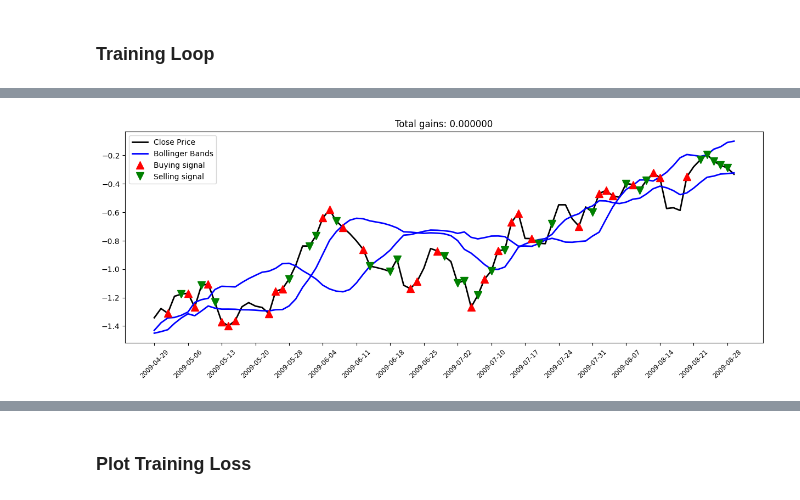
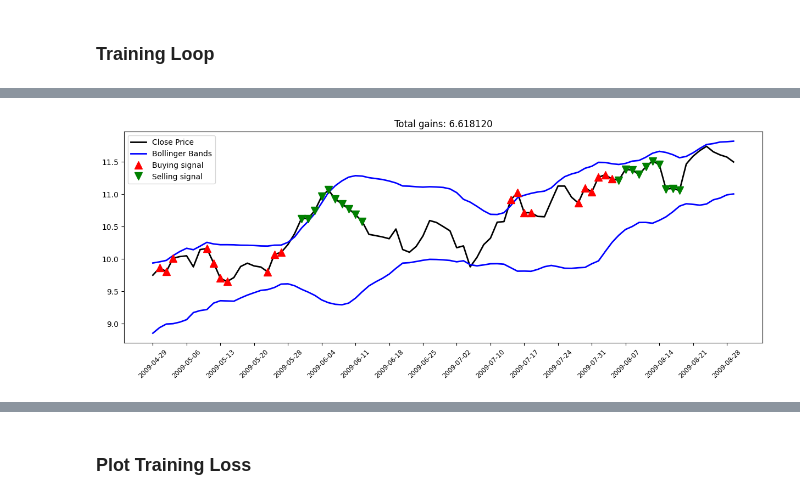
Before and after one commit to bigboy92/fend-matching-game, a Jupyter notebook: project_nb.ipynb, the cells around one changed output, grey strips where cells are left out. Drawn from its saved outputs; the diff is of its cells as text; code cells hidden in the pictures.

```diff
--- a/project_nb.ipynb
+++ b/project_nb.ipynb
@@ -251,9 +189,10 @@ normed_dataset['BB_lower'].plot()
 Now that our data cleaned, features are selected, and the dataset is normalized, we are ready to feed the data into our model. With this in mind, we split the data ito train and test data (50/50 split)
 # %%
 # split dataset df into train (50%) and test (50%) datasets
-training_rows = int(len(normed_dataset.index)*0.5)
-train_df = normed_dataset.loc[:training_rows].set_index("Date")
-test_df = normed_dataset.loc[training_rows+1:].set_index("Date")
+
+training_rows = int(len(normed_dataset)*0.5)
+train_df =  normed_dataset.loc[:training_rows].set_index('Date') # define training dtaframe under this variable name
+test_df =  normed_dataset.loc[training_rows+1:].set_index('Date') # define testing dtaframe under this variable name
 # %%
 # display train and test dfs (ensure no overlap)
 display_df(train_df)
@@ -320,20 +259,15 @@ The first step in defining our agent is the Deep Q-Network model definition. For
 class DQN(keras.Model):
     def __init__(self, state_size, action_size):
 
+        # define model layers in keras
         model = keras.models.Sequential()
-
-        # define model layers in keras
         #Input Layer
         model.add(keras.layers.Dense(units=64, input_dim=state_size, activation="relu"))
-
-        #Hidden Layers
-        model.add(keras.layers.Dense(units=32, input_dim=64, activation="relu"))
+        #Hidden Layer
+        model.add(keras.layers.Dense(units=32, activation="relu"))
         model.add(keras.layers.Dense(units=8, activation="relu"))
-
         #Output Layer
         model.add(keras.layers.Dense(action_size, activation="linear"))
-
-        # compile model in keras
         model.compile(loss="mse", optimizer=keras.optimizers.Adam(learning_rate=0.001))
 
         # save model to DQN instance
@@ -522,7 +447,9 @@ display.Image('model.png')
 # %%
 keras.config.disable_traceback_filtering() # disable built-in keras loading bars - they make the output difficult to read and monitor
 
-l = X_train[:,0].shape[0] - 1 # track number of examples in dataset (i.e. number of days to train on)
+
+# track number of examples in dataset (i.e. number of days to train on)
+l = X_train[:,0].shape[0] - 1
 
 # batch size defines how often to run the exp_replay method
 batch_size = 32
@@ -530,13 +457,13 @@ batch_size = 32
 #An episode represents a complete pass over the data.
 episode_count = 2
 
-#normalizer_close = # get the close normalizer from normlist
-#normalizer_bb_upper = # get the BB upper normalizer from normlist
-#normalizer_bb_lower = # get the BB lower normalizer from normlist
+normalizer_close = normlist[idx_close] # get the close normalizer from normlist
+normalizer_bb_upper = normlist[idx_bb_upper] # get the BB upper normalizer from normlist
+normalizer_bb_lower = normlist[idx_bb_lower] # get the BB lower normalizer from normlist
 
-X_train_true_price = X_train[:, idx_close] # inverse transform the Close column in X_train in order to get true close prices
-X_train_true_bb_upper = X_train[:, idx_bb_upper] # inverse transform the Upper BB column in X_train in order to get true Upper BB values
-X_train_true_bb_lower = X_train[:, idx_bb_lower] # inverse transform the Lower BB column in X_train in order to get true Lower BB values
+X_train_true_price = normalizer_close.inverse_transform(X_train[:,idx_close].reshape(-1, 1)) # inverse transform the Close column in X_train in order to get true close prices
+X_train_true_bb_upper = normalizer_bb_upper.inverse_transform(X_train[:, idx_bb_upper].reshape(-1, 1)) # inverse transform the Upper BB column in X_train in order to get true Upper BB values
+X_train_true_bb_lower = normalizer_bb_lower.inverse_transform(X_train[:, idx_bb_lower].reshape(-1, 1)) # inverse transform the Lower BB column in X_train in order to get true Lower BB values
 
 batch_losses = []
 num_batches_trained = 0
@@ -550,40 +477,54 @@ for e in range(episode_count + 1):
     agent.inventory = []
     states_sell = []
     states_buy = []
-    for t in tqdm(range(l)):
-        action = agent.act(state) # get the action
-        next_state =get_state(X_train, t + 1, window_size + 1) # get the next state
+    for t in tqdm(range(l), desc=f'Running episode {e}/{episode_count}'):
+        # get the action
+        action = agent.act(state)
+        # get the next state
+        next_state = get_state(X_train, t + 1, window_size + 1)
 
         # initialize reward for the current time step
         reward = 0
 
         if action == 1: # buy
-            buy_price = X_train[t, idx_close] # inverse transform to get true buy price in dollars
-            agent.inventory.append(buy_price) # append the buy price to the inventory
-            states_buy.append(t) # append the time step to states_buy
-            print(f'Buy: {format_price(buy_price)}') # print the action and price of the action
+            # inverse transform to get true buy price in dollars
+            buy_price = X_train[t, idx_close]
+            # append the buy price to the inventory
+            agent.inventory.append(buy_price)
+            # append the time step to states_buy
+            states_buy.append(t)
+            # print the action and price of the action
+            print(f'Buy: {format_price(buy_price)}')
+
 
         elif action == 2 and len(agent.inventory) > 0: # sell
             # get the bought price of the stock you are selling (i.e. the stock at the beginning of the inventory)
             bought_price = agent.inventory.pop(0)
-            sell_price = X_train[t, idx_close] # inverse transform to get true sell price in dollars
-            trade_profit = sell_price - bought_price # define reward as max of profit (close price at time of sell - close price at time of buy) and 0
-            reward = max(trade_profit, 0) # add current profit to total profit
-            trade_profit += trade_profit
+            # inverse transform to get true sell price in dollars
+            sell_price = X_train[t, idx_close]
 
+            # define reward as max of profit (close price at time of sell - close price at time of buy) and 0
+            trade_profit = sell_price - bought_price
+            reward = max(trade_profit, 0)
+            total_profit += trade_profit
+
+            # add current profit to total profit
             if trade_profit >=0:
-                total_winners += trade_profit # add current profit to total winners
+                # add current profit to total winners
+                total_winners += trade_profit
             else:
-                total_losers += trade_profit # add current profit to total losers
-            states_sell.append(t) # append the time step to states_sell
+                # add current profit to total losers
+                total_losers += trade_profit
+            # append the time step to states_sell
+            states_sell.append(t)
             # print the action, price of the action, and profit of the action
             print(f'Sell: {format_price(sell_price)} | Profit: {format_price(trade_profit)}')
-
 
         # flag for final training iteration
         done = True if t == l - 1 else False
 
-        agent.memory.append((state, action, reward, next_state, done))# append the details of the state action etc in the memory, to be used by the exp_replay function
+        # append the details of the state action etc in the memory, to be used by the exp_replay function
+        agent.memory.append((state, action, reward, next_state, done))
         state = next_state
 
         # print total profit and plot behaviour of the current episode when the episode is finished
@@ -600,16 +541,12 @@ for e in range(episode_count + 1):
             plot_losses(batch_losses[num_batches_trained:len(batch_losses)], f'Episode {e} DQN model loss')
             num_batches_trained = len(batch_losses)
 
-        # when the size of the memory is greater than the batch size, run the exp_replay function on the batch to fit the model and get losses for the batch
-        # then sum the losses for the batch and append them to the batch_losses list
         if len(agent.memory) > batch_size:
             # when the size of the memory is greater than the batch size, run the exp_replay function on the batch to fit the model and get losses for the batch
             losses = agent.exp_replay(batch_size)
             # then sum the losses for the batch and append them to the batch_losses list
             batch_losses.append(sum(losses))
 
-
-
     if e % 2 == 0:
         # save the model every 2 episodes (in case of crash or better training iteration in the middle of training process)
         agent.model.save(f'model_ep{e}.keras')
@@ -633,2 +570,2 @@ Total Loss: 753.3520770292504
 --------------------------------
-[figure, old version]
+[figure, new version]
```
Also changed, not shown: parts of 26 cells of this notebook.
